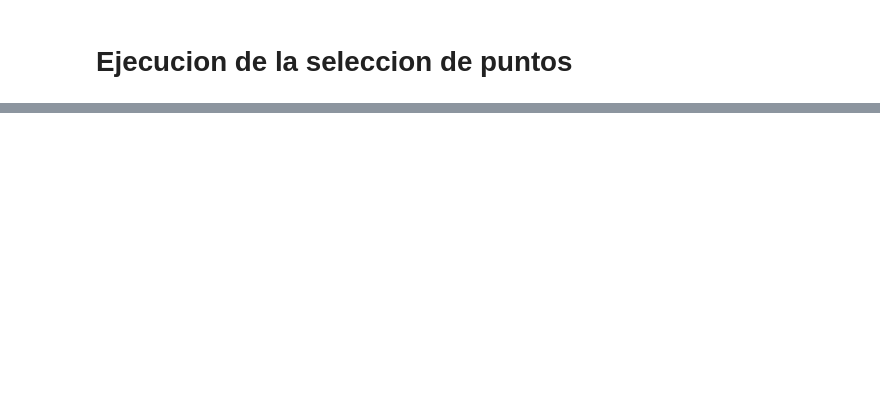
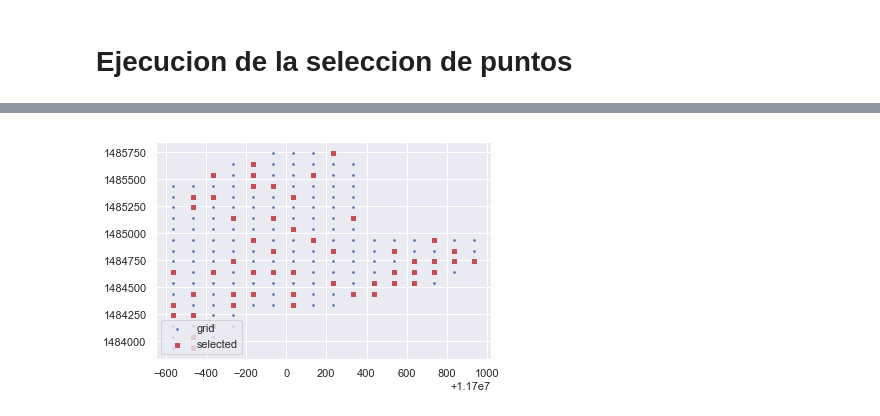
Before and after one commit to only4cc/sel_points, a Jupyter notebook: proto.ipynb, the cells around one changed output, grey strips where cells are left out. Drawn from its saved outputs; the diff is of its cells as text; code cells hidden in the pictures; blank space fills up the shorter version.

```diff
--- a/proto.ipynb
+++ b/proto.ipynb
@@ -194,0 +239,7 @@ plt.scatter(X,Y, marker='+' )
+# %%
+plt.scatter(X,Y, c='b', marker='.', label='grid', s=10)
+plt.scatter(XX, YY, c='r', marker='s', label='selected', s=10)
+plt.legend(loc='lower left')
+plt.show()
+# %% [output]
+[figure, added]
```
Also changed, not shown: parts of 21 cells of this notebook.
